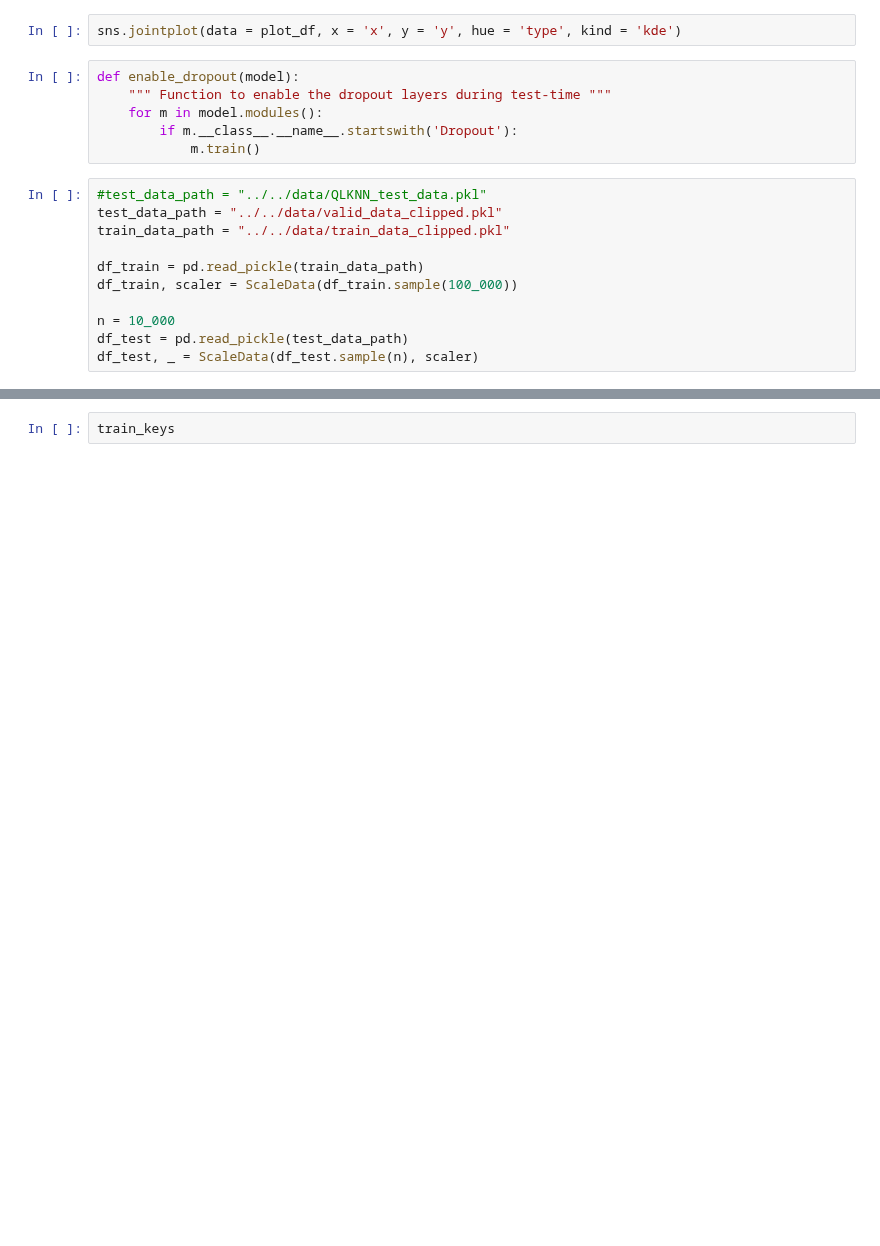
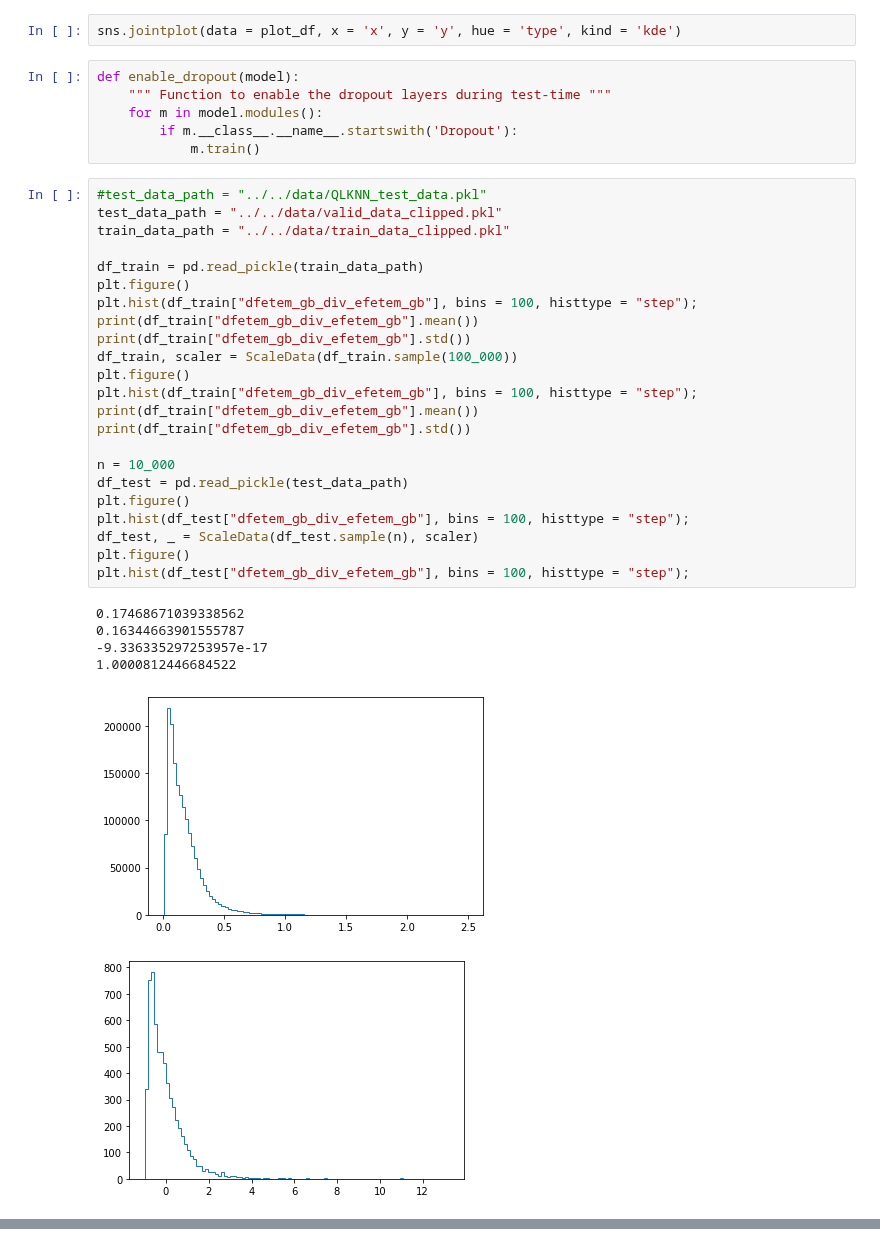
Before and after one commit to zcapjdb/UKAEAGroupProject, a Jupyter notebook: src/notebooks/RegressionOutputs.ipynb, the cells around one changed output, grey strips where cells are left out. Cells and saved outputs as stored; diff of their text form; blank space fills up the shorter version.

```diff
--- a/src/notebooks/RegressionOutputs.ipynb
+++ b/src/notebooks/RegressionOutputs.ipynb
@@ -142,11 +139,30 @@ def enable_dropout(model):
 # %%
 #test_data_path = "../../data/QLKNN_test_data.pkl"
 test_data_path = "../../data/valid_data_clipped.pkl"
 train_data_path = "../../data/train_data_clipped.pkl"
 
 df_train = pd.read_pickle(train_data_path)
+plt.figure()
+plt.hist(df_train["dfetem_gb_div_efetem_gb"], bins = 100, histtype = "step");
+print(df_train["dfetem_gb_div_efetem_gb"].mean())
+print(df_train["dfetem_gb_div_efetem_gb"].std())
 df_train, scaler = ScaleData(df_train.sample(100_000))
+plt.figure()
+plt.hist(df_train["dfetem_gb_div_efetem_gb"], bins = 100, histtype = "step");
+print(df_train["dfetem_gb_div_efetem_gb"].mean())
+print(df_train["dfetem_gb_div_efetem_gb"].std())
 
 n = 10_000
 df_test = pd.read_pickle(test_data_path)
+plt.figure()
+plt.hist(df_test["dfetem_gb_div_efetem_gb"], bins = 100, histtype = "step");
 df_test, _ = ScaleData(df_test.sample(n), scaler)
+plt.figure()
+plt.hist(df_test["dfetem_gb_div_efetem_gb"], bins = 100, histtype = "step");
+# %% [output]
+0.17468671039338562
+0.16344663901555787
+-9.336335297253957e-17
+1.0000812446684522
+[figure, added]
+[figure, added]
@@ -153,5 +171,3 @@ df_test, _ = ScaleData(df_test.sample(n), scaler)
-# %%
-train_keys
 # %%
 keys = []
 
```
Also changed, not shown: parts of 25 cells of this notebook, 5 other files.
